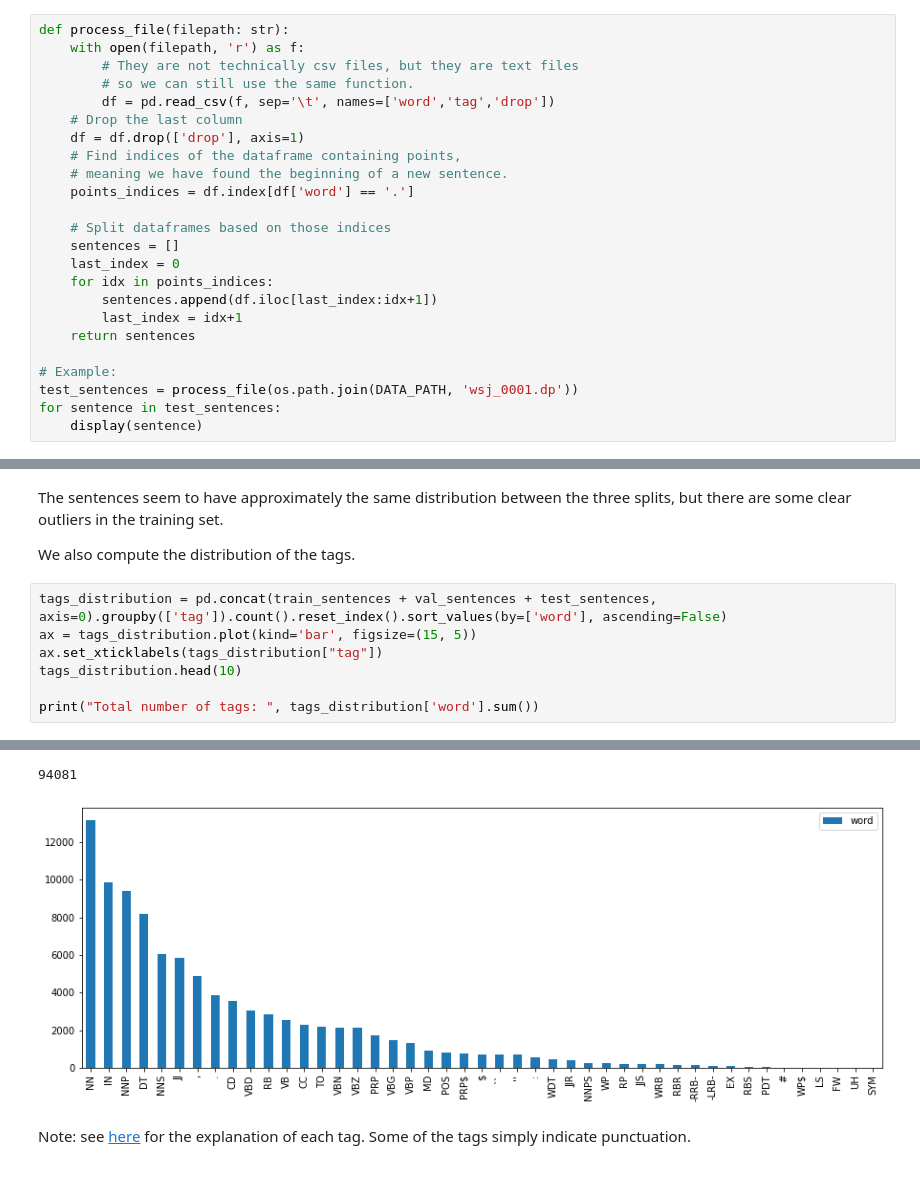
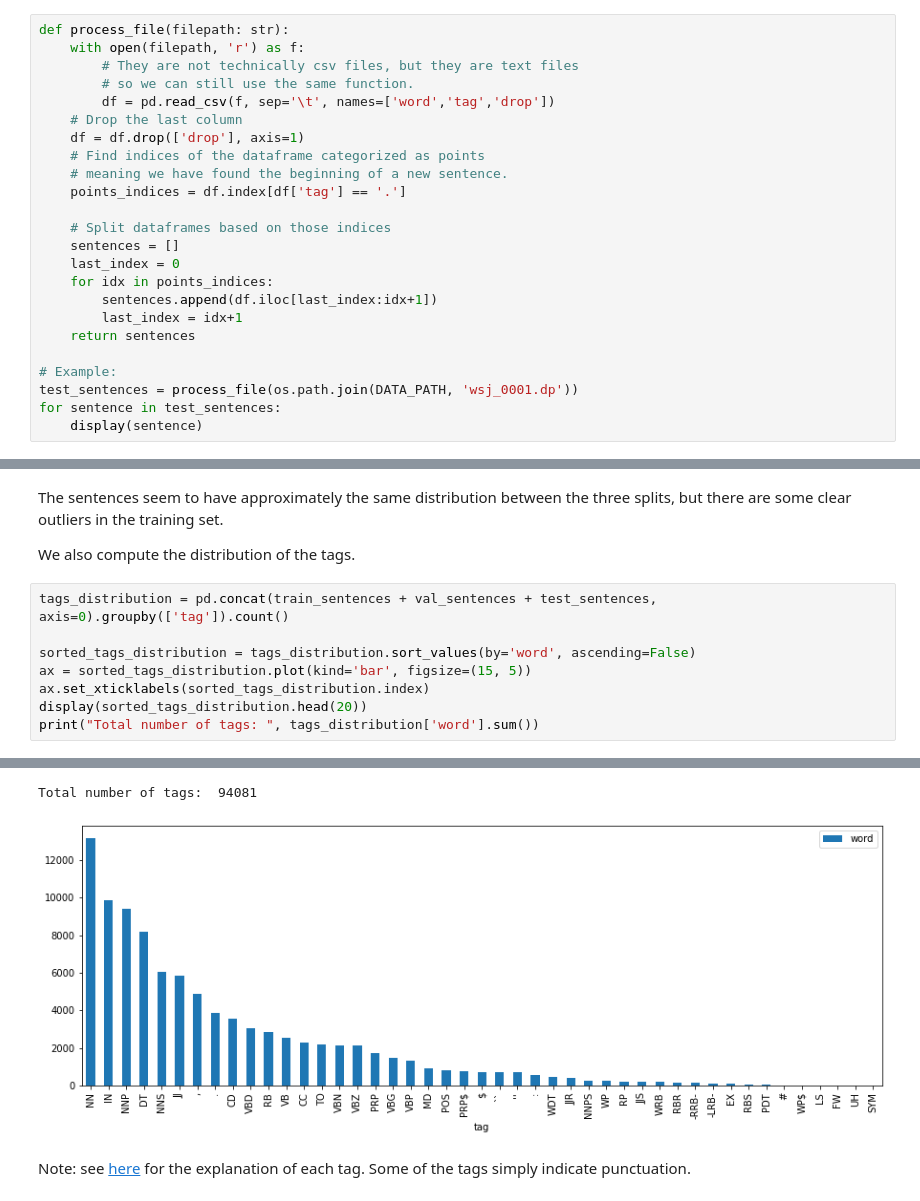
Before and after one commit to volpepe/SequenceLabeling, a Jupyter notebook: src/main.ipynb, the cells around one changed output, grey strips where cells are left out. Cells and saved outputs as stored; diff of their text form.

Commit message:
EXTREME Bugfix: splitting sentences at . tags, fixed tags_distribution being sorted, new padding max_len is 80, fixed cmatr being inconsistent. Added 'much' analysis

```diff
--- a/src/main.ipynb
+++ b/src/main.ipynb
@@ -119,9 +114,9 @@ def process_file(filepath: str):
         df = pd.read_csv(f, sep='\t', names=['word','tag','drop'])
     # Drop the last column
     df = df.drop(['drop'], axis=1)
-    # Find indices of the dataframe containing points,
+    # Find indices of the dataframe categorized as points
     # meaning we have found the beginning of a new sentence.
-    points_indices = df.index[df['word'] == '.']
+    points_indices = df.index[df['tag'] == '.']
 
     # Split dataframes based on those indices
     sentences = []
@@ -272,10 +267,11 @@ The sentences seem to have approximately the same distribution between the three
 
 We also compute the distribution of the tags.
 # %%
-tags_distribution = pd.concat(train_sentences + val_sentences + test_sentences, axis=0).groupby(['tag']).count().reset_index().sort_values(by=['word'], ascending=False)
-ax = tags_distribution.plot(kind='bar', figsize=(15, 5))
-ax.set_xticklabels(tags_distribution["tag"])
-tags_distribution.head(10)
+tags_distribution = pd.concat(train_sentences + val_sentences + test_sentences, axis=0).groupby(['tag']).count()
 
+sorted_tags_distribution = tags_distribution.sort_values(by='word', ascending=False)
+ax = sorted_tags_distribution.plot(kind='bar', figsize=(15, 5))
+ax.set_xticklabels(sorted_tags_distribution.index)
+display(sorted_tags_distribution.head(20))
 print("Total number of tags: ", tags_distribution['word'].sum())
 # %% [output]
@@ -282,5 +296,5 @@ print("Total number of tags: ", tags_distribution['word'].sum())
-94081
+Total number of tags:  94081
-[figure, old version]
+[figure, new version]
 # %% [markdown]
 Note: see [here](https://www.ling.upenn.edu/courses/Fall_2003/ling001/penn_treebank_pos.html) for the explanation of each tag. Some of the tags simply indicate punctuation.
 # %%
```
Also changed, not shown: parts of 30 cells of this notebook.
